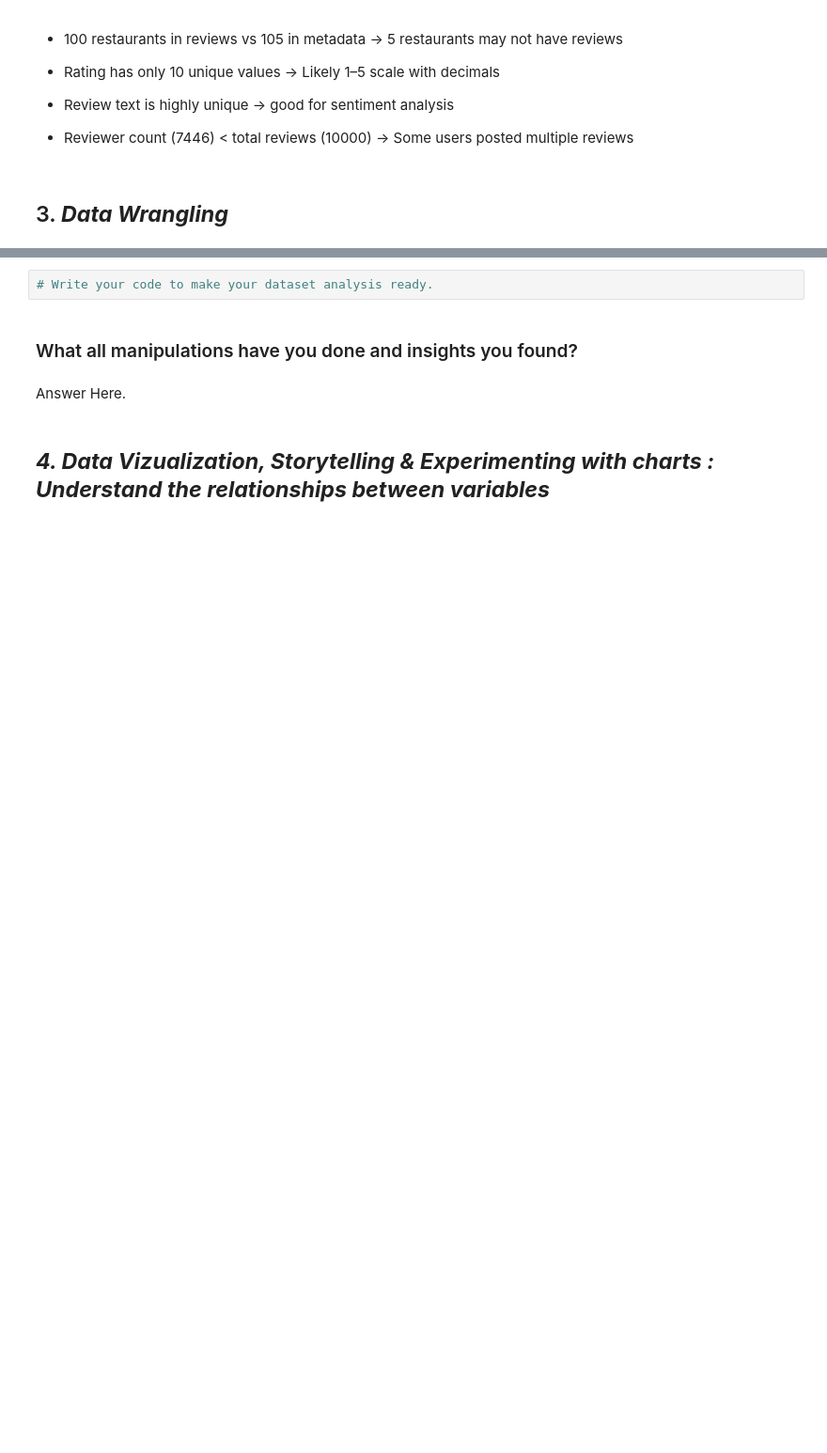
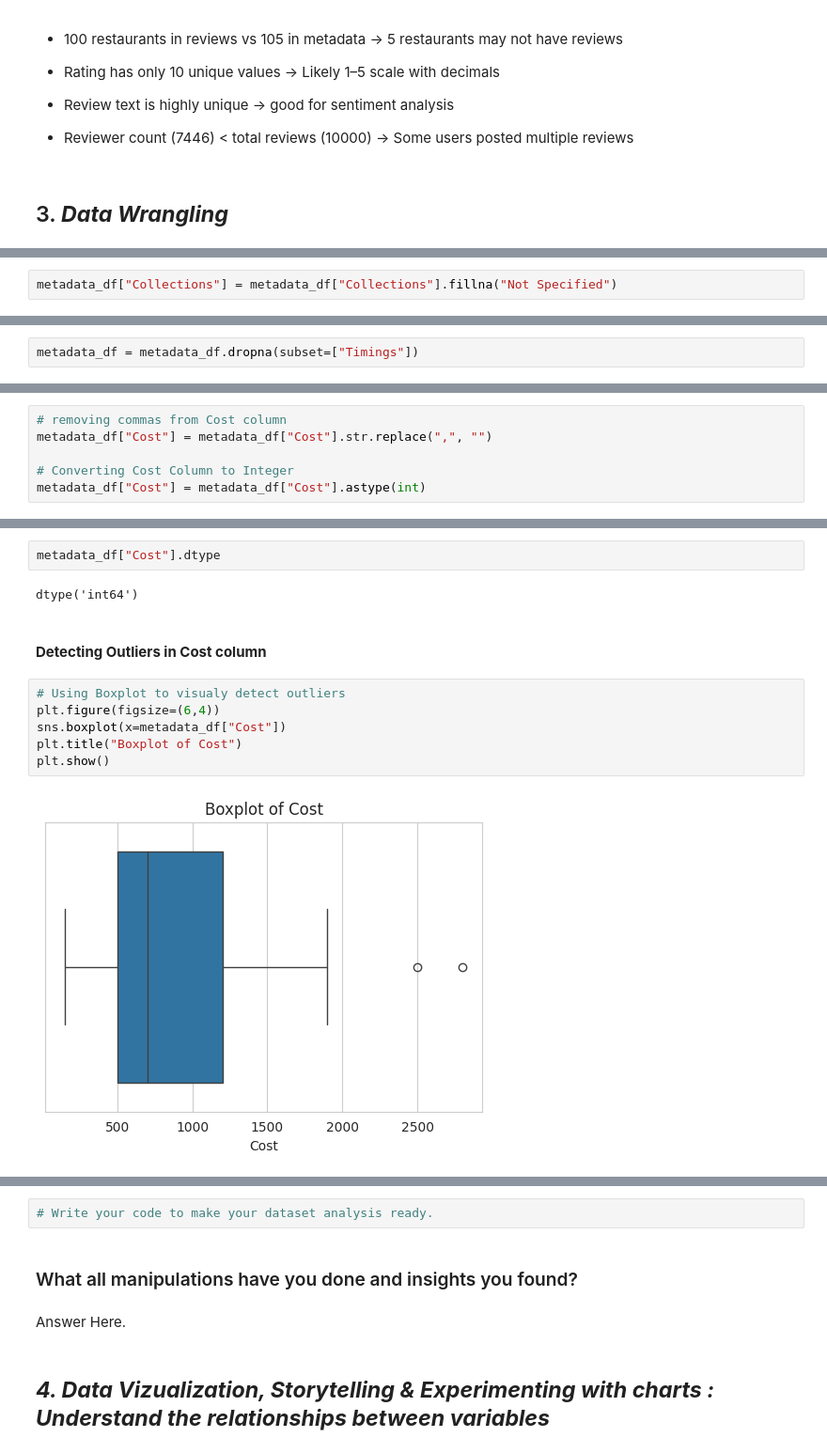
Before and after one commit to Sagarjain93/Machine-Learning-Portfolio, a Jupyter notebook: 03_ML_Practice/Zomato_Restaurant_Clustering/notebook/Sagar_jain_Capstone_Project_Zomato_Restaurant_Clustering.ipynb, the cells around one changed output, grey strips where cells are left out. Shown at 94% size. Saved outputs shown, nothing was run; the diff lists cells and outputs as text; blank space fills up the shorter version.

```diff
--- a/03_ML_Practice/Zomato_Restaurant_Clustering/notebook/Sagar_jain_Capstone_Project_Zomato_Restaurant_Clustering.ipynb
+++ b/03_ML_Practice/Zomato_Restaurant_Clustering/notebook/Sagar_jain_Capstone_Project_Zomato_Restaurant_Clustering.ipynb
@@ -405,0 +565,2 @@ reviews_df.nunique()
+# %%
+metadata_df["Collections"] = metadata_df["Collections"].fillna("Not Specified")
@@ -405,0 +575,2 @@ reviews_df.nunique()
+# %%
+metadata_df = metadata_df.dropna(subset=["Timings"])
@@ -405,0 +600,6 @@ reviews_df.nunique()
+# %%
+# removing commas from Cost column
+metadata_df["Cost"] = metadata_df["Cost"].str.replace(",", "")
+
+# Converting Cost Column to Integer
+metadata_df["Cost"] = metadata_df["Cost"].astype(int)
@@ -405,0 +618,14 @@ reviews_df.nunique()
+# %%
+metadata_df["Cost"].dtype
+# %% [output]
+dtype('int64')
+# %% [markdown]
+#### **Detecting Outliers in Cost column**
+# %%
+# Using Boxplot to visualy detect outliers
+plt.figure(figsize=(6,4))
+sns.boxplot(x=metadata_df["Cost"])
+plt.title("Boxplot of Cost")
+plt.show()
+# %% [output]
+[figure, added]
```
Also changed, not shown: parts of 42 cells of this notebook.
